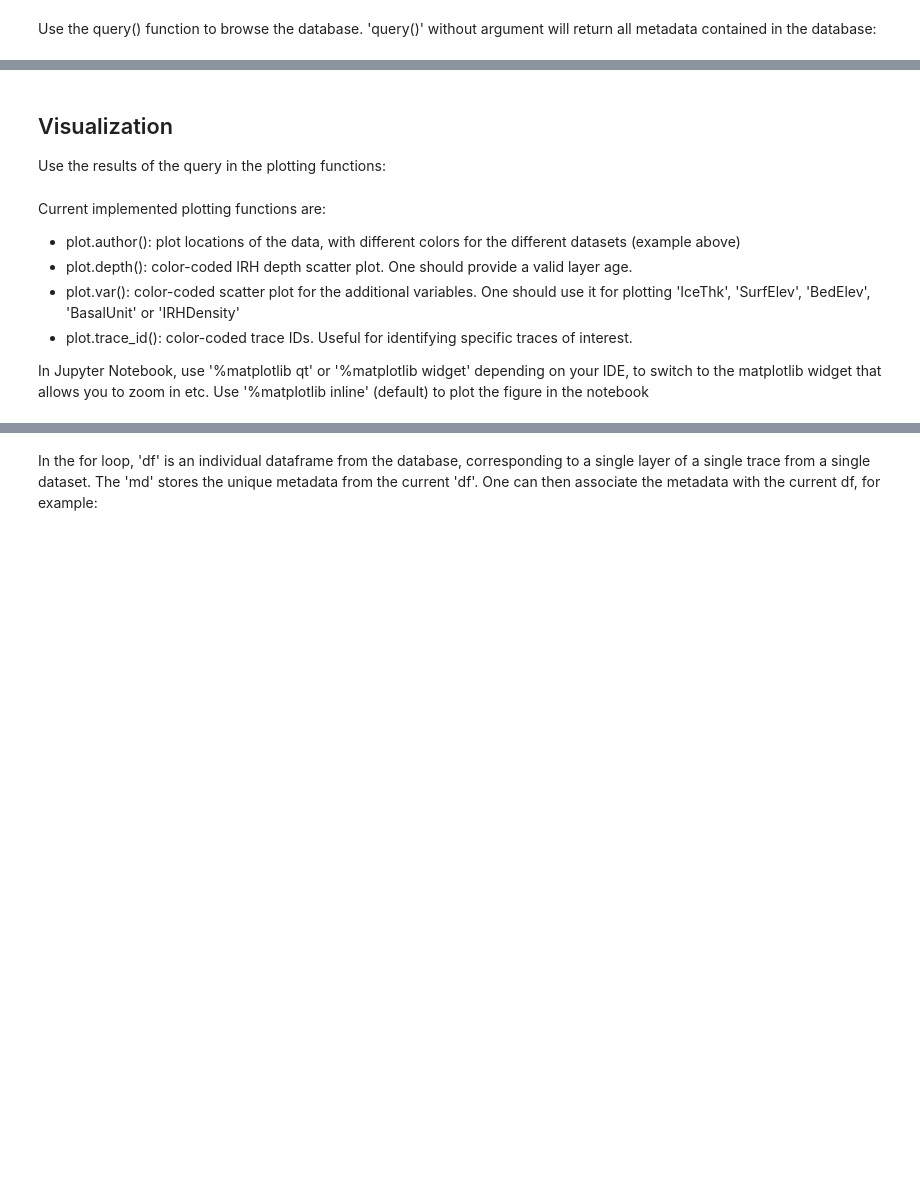
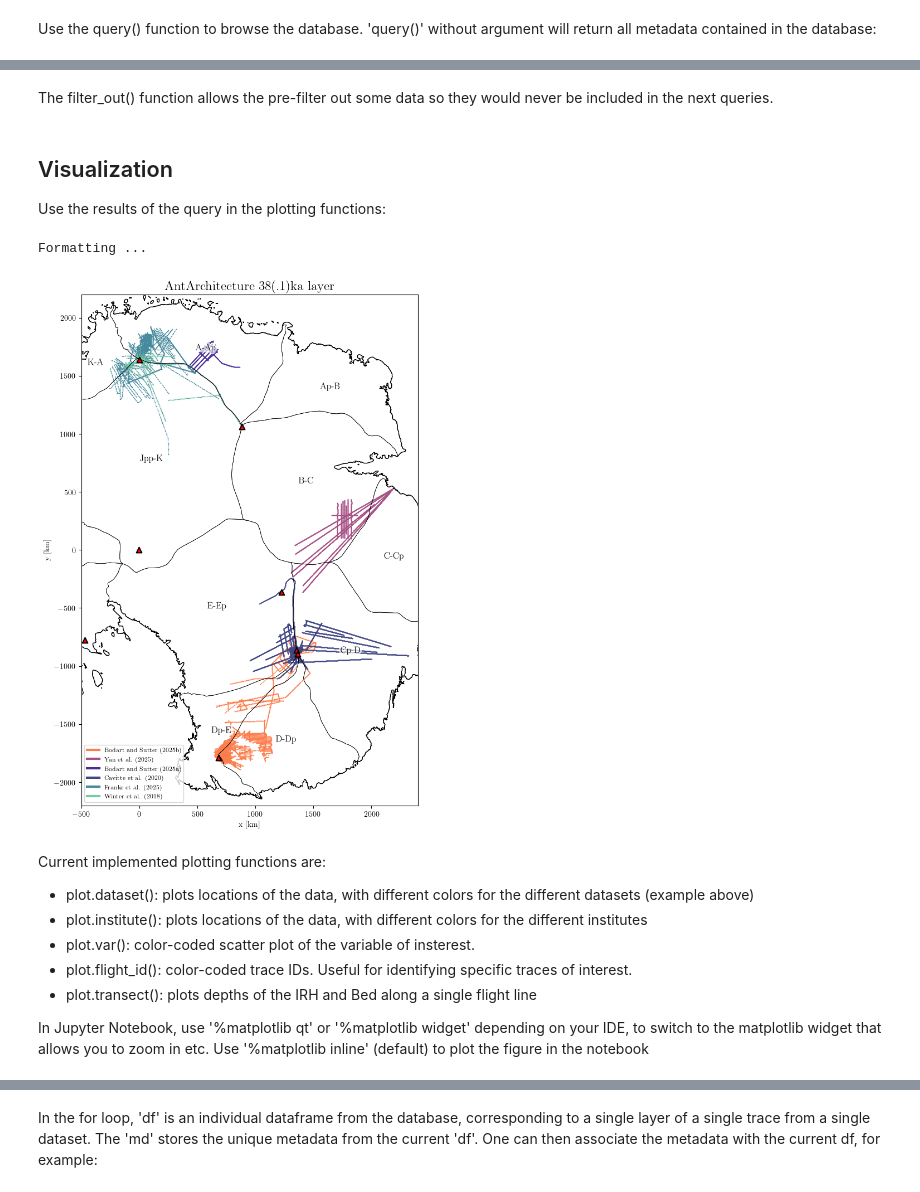
Before and after one commit to antoinehermant/anta_database, a Jupyter notebook: _sources/quick_start.ipynb, the cells around one changed output, grey strips where cells are left out. Cells and saved outputs as stored; diff of their text form; code cells hidden in the pictures; blank space fills up the shorter version.

```diff
--- a/_sources/quick_start.ipynb
+++ b/_sources/quick_start.ipynb
@@ -40,0 +83,2 @@ db.query(author=['Franke_2025', 'Winter_2018'], age='38100') # example of multip
+# %% [markdown]
+The filter_out() function allows the pre-filter out some data so they would never be included in the next queries.
@@ -44,20 +95,25 @@ db.query(author=['Franke_2025', 'Winter_2018'], age='38100') # example of multip
 Use the results of the query in the plotting functions:
 # %%
 results = db.query(age=['38100','38000'])
-db.plot.author(results,
+db.plot.dataset(results,
                 downscale_factor=100, # downscale the datasets n times, which makes no visual difference but it is much lighter
                 title='AntArchitecture 38(.1)ka layer',
                 xlim=(-500, 2400), ylim=(-2200, 2200), # set the plot extent in km
                 scale_factor=0.7, # adjust the size of the plot
+                marker_size=1.2, # adjust the size of the markers
                 latex=True, # use latex compilers for plotting if you have them installed on your system
                 # save='AntA_38ka.pdf', # Uncomment to save the figure, otherwise it we visualize with pyplot
                 )
+# %% [output]
+Formatting ...
+[figure, added]
 # %% [markdown]
 Current implemented plotting functions are:
-- plot.author(): plot locations of the data, with different colors for the different datasets (example above)
-- plot.depth(): color-coded IRH depth scatter plot. One should provide a valid layer age.
-- plot.var(): color-coded scatter plot for the additional variables. One should use it for plotting 'IceThk', 'SurfElev', 'BedElev', 'BasalUnit' or 'IRHDensity'
-- plot.trace_id(): color-coded trace IDs. Useful for identifying specific traces of interest.
+- plot.dataset(): plots locations of the data, with different colors for the different datasets (example above)
+- plot.institute(): plots locations of the data, with different colors for the different institutes
+- plot.var(): color-coded scatter plot of the variable of insterest.
+- plot.flight_id(): color-coded trace IDs. Useful for identifying specific traces of interest.
+- plot.transect(): plots depths of the IRH and Bed along a single flight line
 
 In Jupyter Notebook, use '%matplotlib qt' or '%matplotlib widget' depending on your IDE, to switch to the matplotlib widget that allows you to zoom in etc.
 Use '%matplotlib inline' (default) to plot the figure in the notebook
```
Also changed, not shown: parts of 17 cells of this notebook, 40 other files.
